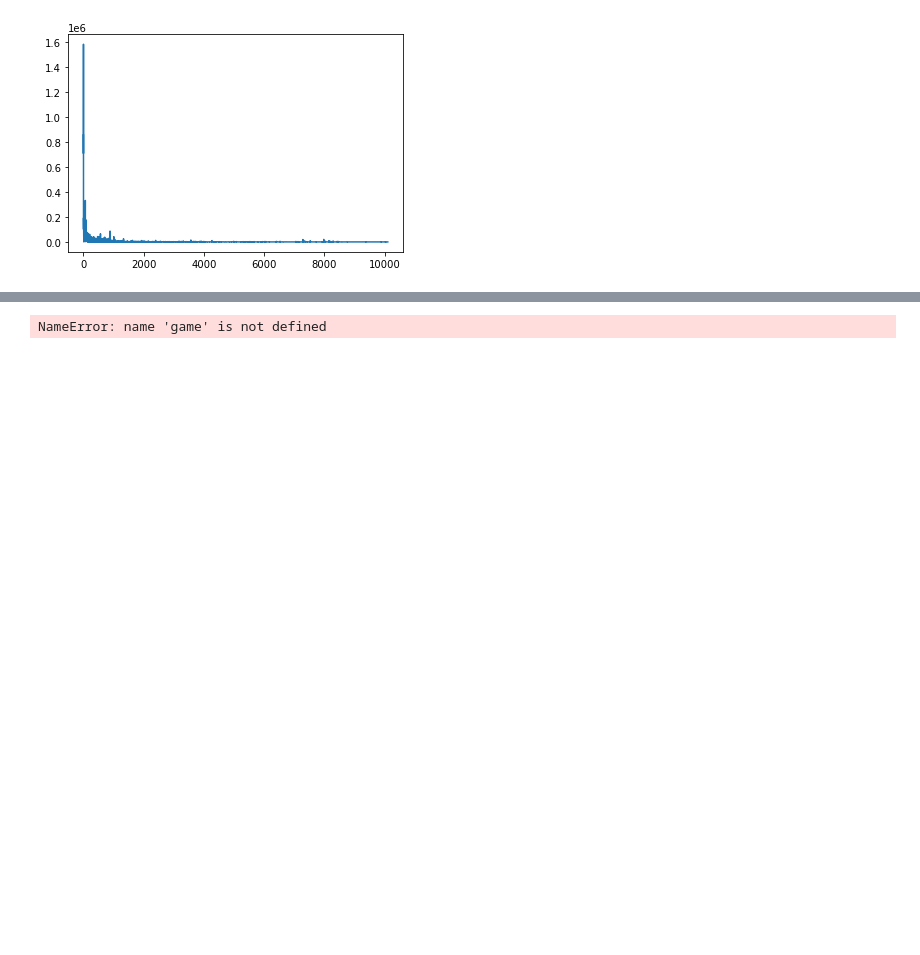
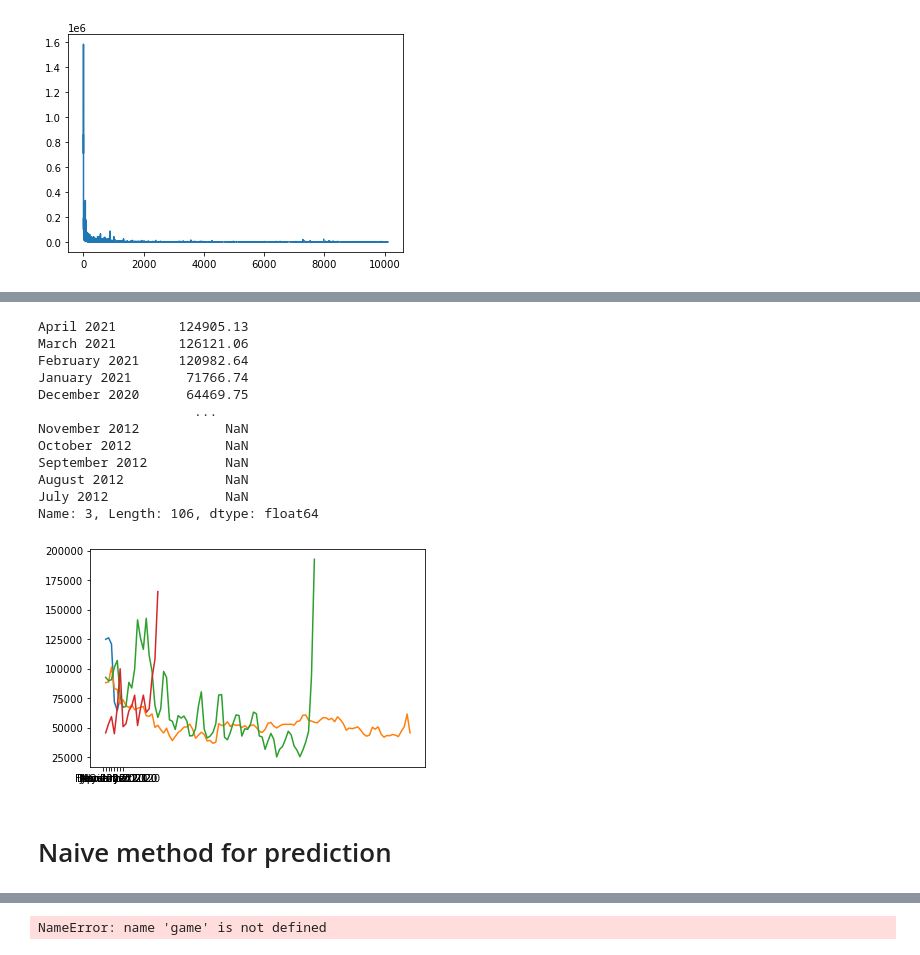
Before and after one commit to rsatijaUT/steaming-hot, a Jupyter notebook: Ling/Prediction.ipynb, the cells around one changed output, grey strips where cells are left out. Saved outputs shown, nothing was run; the diff lists cells and outputs as text; code cells hidden in the pictures; blank space fills up the shorter version.

```diff
--- a/Ling/Prediction.ipynb
+++ b/Ling/Prediction.ipynb
@@ -15,7 +15,7 @@ from statsmodels.tsa.api import SimpleExpSmoothing
 from statsmodels.tsa.arima.model import ARIMA
 # %%
 # Get time series data:
-data = pd.read_csv('SteamCharts.csv',low_memory=False).fillna(-1)
+data = pd.read_csv('SteamCharts.csv',low_memory=False)
 # %%
 # Get Perc_Gain and change data to float.
 p_gain = data.loc[data['Perc_Gain']==1]
@@ -158,0 +185,22 @@ df
+# %%
+for i in range(3,7):
+#    avg_pure.iloc[i] = avg_pure.iloc[i]/
+    avg_pure.iloc[i].plot()
+#plot_games(avg_plot,[0],title="Avg Players (million) / Day")
+avg_pure.iloc[3]
+# %% [output]
+April 2021        124905.13
+March 2021        126121.06
+February 2021     120982.64
+January 2021       71766.74
+December 2020      64469.75
+                    ...
+November 2012           NaN
+October 2012            NaN
+September 2012          NaN
+August 2012             NaN
+July 2012               NaN
+Name: 3, Length: 106, dtype: float64
+[figure, added]
+# %% [markdown]
+# Naive method for prediction
```
Also changed, not shown: parts of 29 cells of this notebook, 1 other file.
